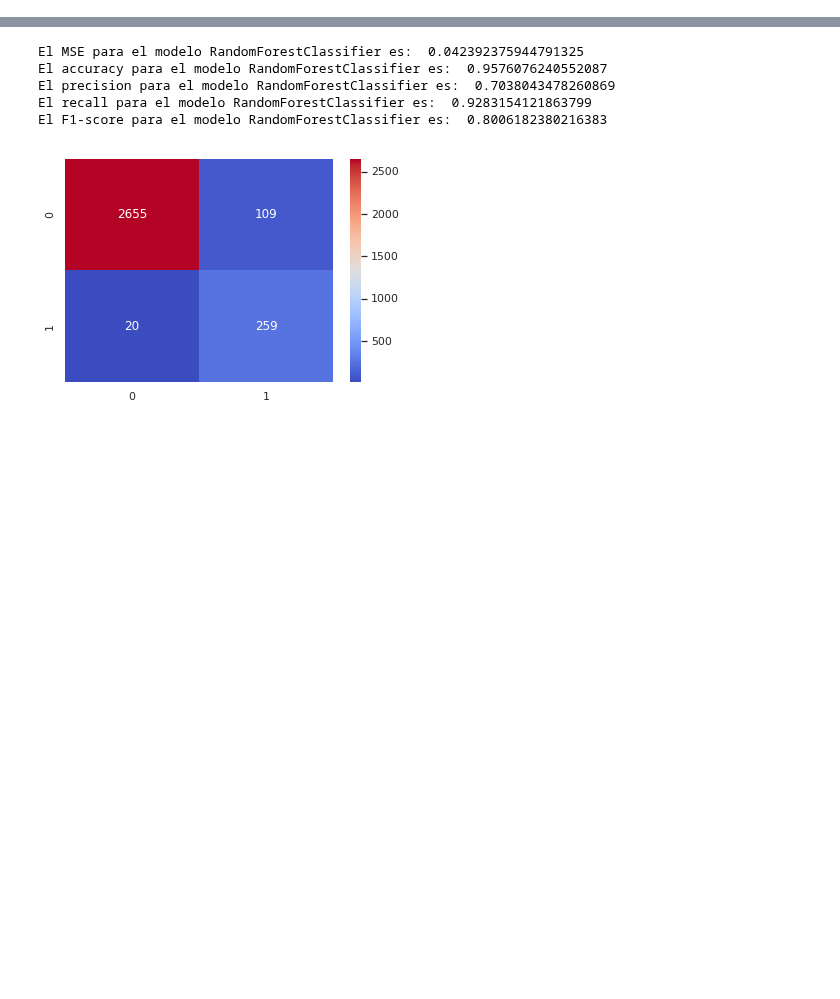
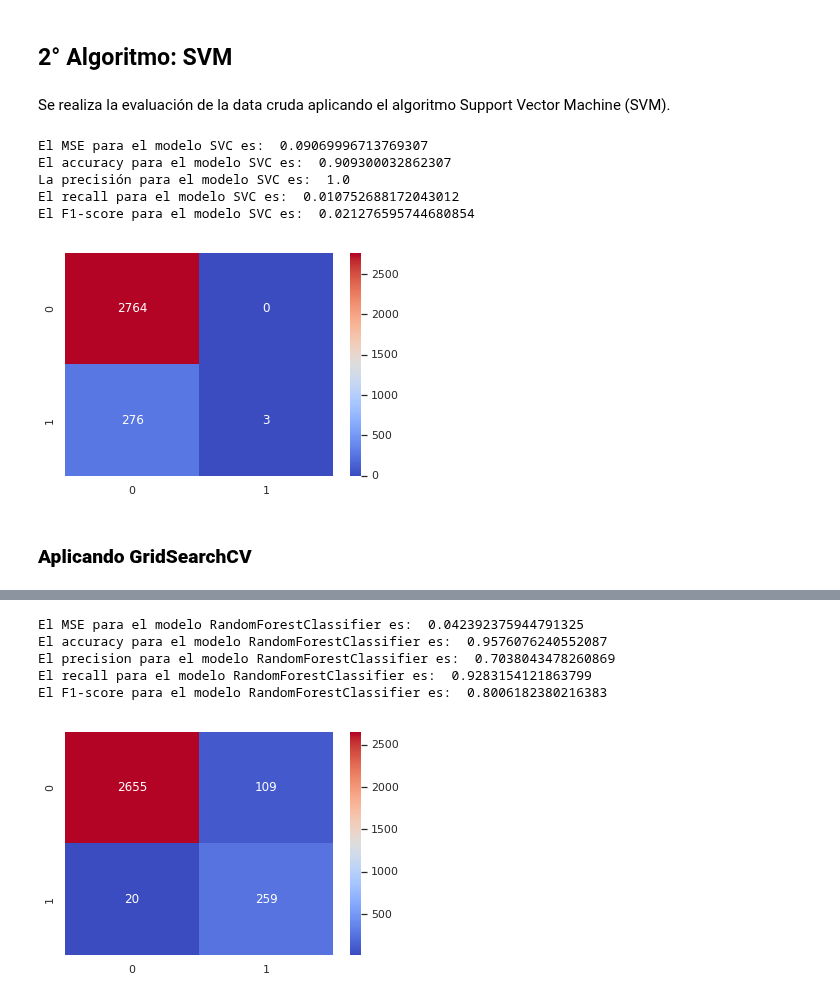
Before and after one commit to MrCycler/ML_PULSAR_CLASSIFICATION_PROJECT, a Jupyter notebook: APLICACION DE ALGORITMOS/Prueba_DataCruda.ipynb, the cells around one changed output, grey strips where cells are left out. Drawn from its saved outputs; the diff is of its cells as text; code cells hidden in the pictures; blank space fills up the shorter version.

```diff
--- a/APLICACION DE ALGORITMOS/Prueba_DataCruda.ipynb
+++ b/APLICACION DE ALGORITMOS/Prueba_DataCruda.ipynb
@@ -71,0 +139,20 @@ def eval_model(model, X_val, y_val):
+# %% [markdown]
+## 2° Algoritmo: SVM
+# %% [markdown]
+Se realiza la evaluación de la data cruda aplicando el algoritmo Support Vector Machine (SVM).
+# %%
+from sklearn.svm import SVC
+
+SVM_model = SVC(gamma='auto',kernel='rbf')
+SVM_model.fit(X_train, y_train)
+
+functions.eval_model(SVM_model, X_val, y_val)
+# %% [output]
+El MSE para el modelo SVC es:  0.09069996713769307
+El accuracy para el modelo SVC es:  0.909300032862307
+La precisión para el modelo SVC es:  1.0
+El recall para el modelo SVC es:  0.010752688172043012
+El F1-score para el modelo SVC es:  0.021276595744680854
+[figure, added]
+# %% [markdown]
+### **Aplicando GridSearchCV**
```
Also changed, not shown: parts of 43 cells of this notebook.
